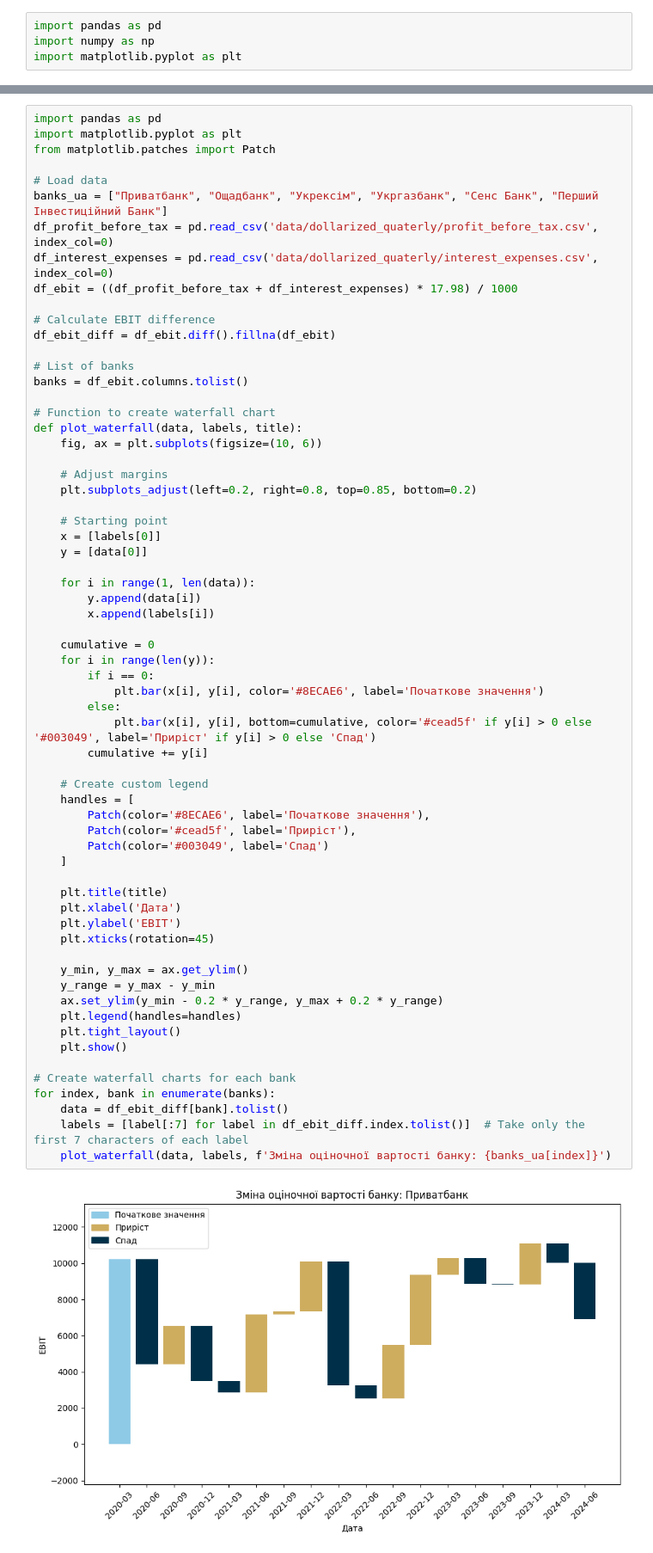
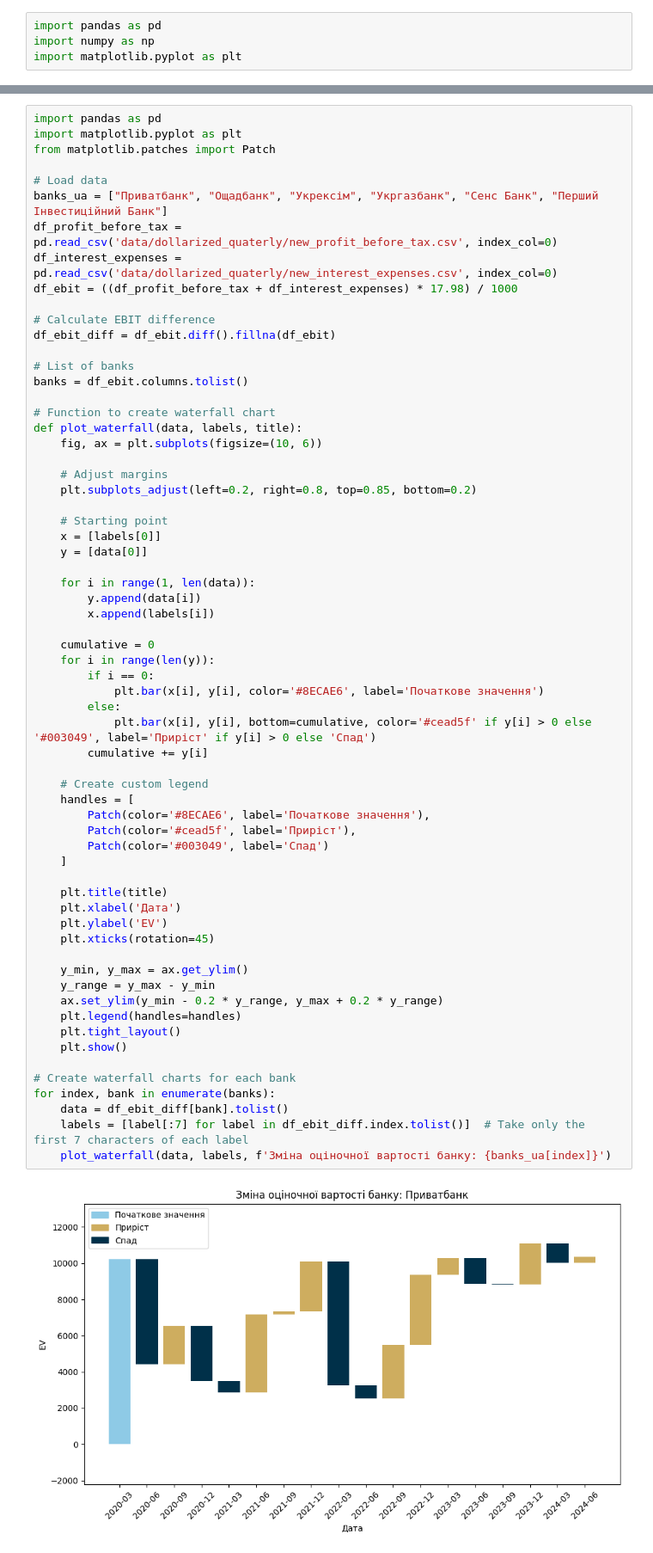
Before and after one commit to Lkupybida/ClothesIndustryAnalysys, a Jupyter notebook: banks_k.ipynb, the cells around one changed output, grey strips where cells are left out. Shown at 86% size. Saved outputs shown, nothing was run; the diff lists cells and outputs as text.

Commit message:
waterfall chart

```diff
--- a/banks_k.ipynb
+++ b/banks_k.ipynb
@@ -137,8 +137,8 @@ from matplotlib.patches import Patch
 
 # Load data
 banks_ua = ["Приватбанк", "Ощадбанк", "Укрексім", "Укргазбанк", "Сенс Банк", "Перший Інвестиційний Банк"]
-df_profit_before_tax = pd.read_csv('data/dollarized_quaterly/profit_before_tax.csv', index_col=0)
-df_interest_expenses = pd.read_csv('data/dollarized_quaterly/interest_expenses.csv', index_col=0)
+df_profit_before_tax = pd.read_csv('data/dollarized_quaterly/new_profit_before_tax.csv', index_col=0)
+df_interest_expenses = pd.read_csv('data/dollarized_quaterly/new_interest_expenses.csv', index_col=0)
 df_ebit = ((df_profit_before_tax + df_interest_expenses) * 17.98) / 1000
 
 # Calculate EBIT difference
@@ -167,32 +167,32 @@ def plot_waterfall(data, labels, title):
         if i == 0:
             plt.bar(x[i], y[i], color='#8ECAE6', label='Початкове значення')
         else:
             plt.bar(x[i], y[i], bottom=cumulative, color='#cead5f' if y[i] > 0 else '#003049', label='Приріст' if y[i] > 0 else 'Спад')
         cumulative += y[i]
 
     # Create custom legend
     handles = [
         Patch(color='#8ECAE6', label='Початкове значення'),
         Patch(color='#cead5f', label='Приріст'),
         Patch(color='#003049', label='Спад')
     ]
 
     plt.title(title)
     plt.xlabel('Дата')
-    plt.ylabel('EBIT')
+    plt.ylabel('EV')
     plt.xticks(rotation=45)
 
     y_min, y_max = ax.get_ylim()
     y_range = y_max - y_min
     ax.set_ylim(y_min - 0.2 * y_range, y_max + 0.2 * y_range)
     plt.legend(handles=handles)
     plt.tight_layout()
     plt.show()
 
 # Create waterfall charts for each bank
 for index, bank in enumerate(banks):
     data = df_ebit_diff[bank].tolist()
     labels = [label[:7] for label in df_ebit_diff.index.tolist()]  # Take only the first 7 characters of each label
     plot_waterfall(data, labels, f'Зміна оціночної вартості банку: {banks_ua[index]}')
 # %% [output]
-[figure, old version]
+[figure, new version]
```
Also changed, not shown: parts of 1 cell of this notebook, 3 other files.
